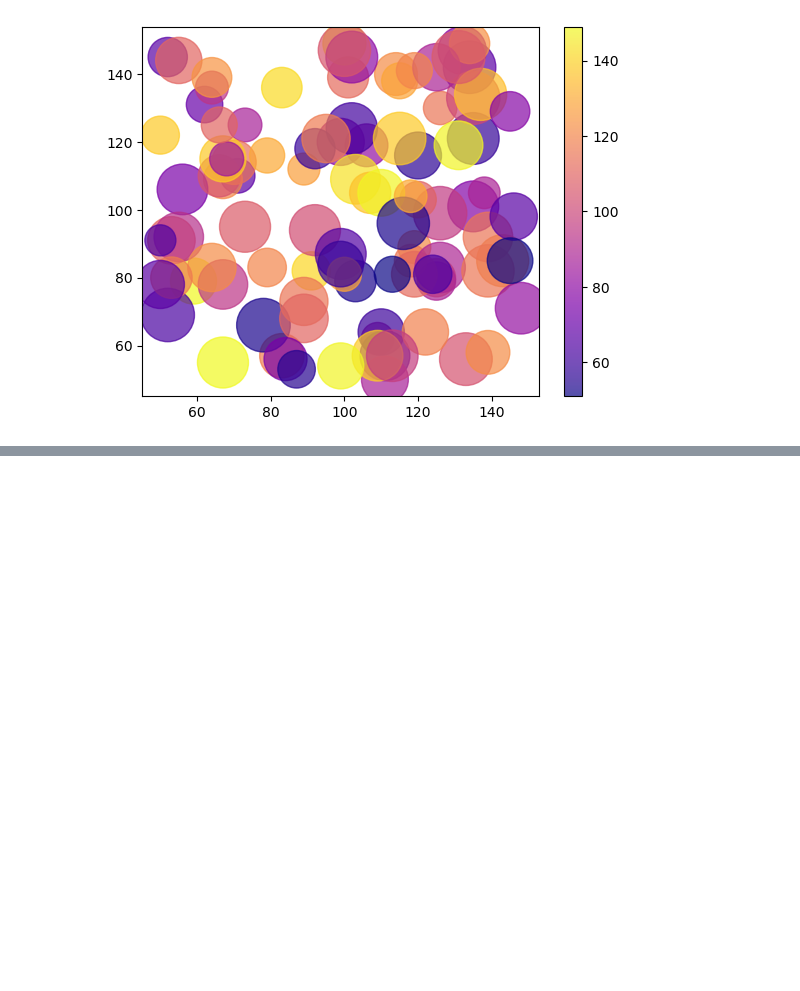
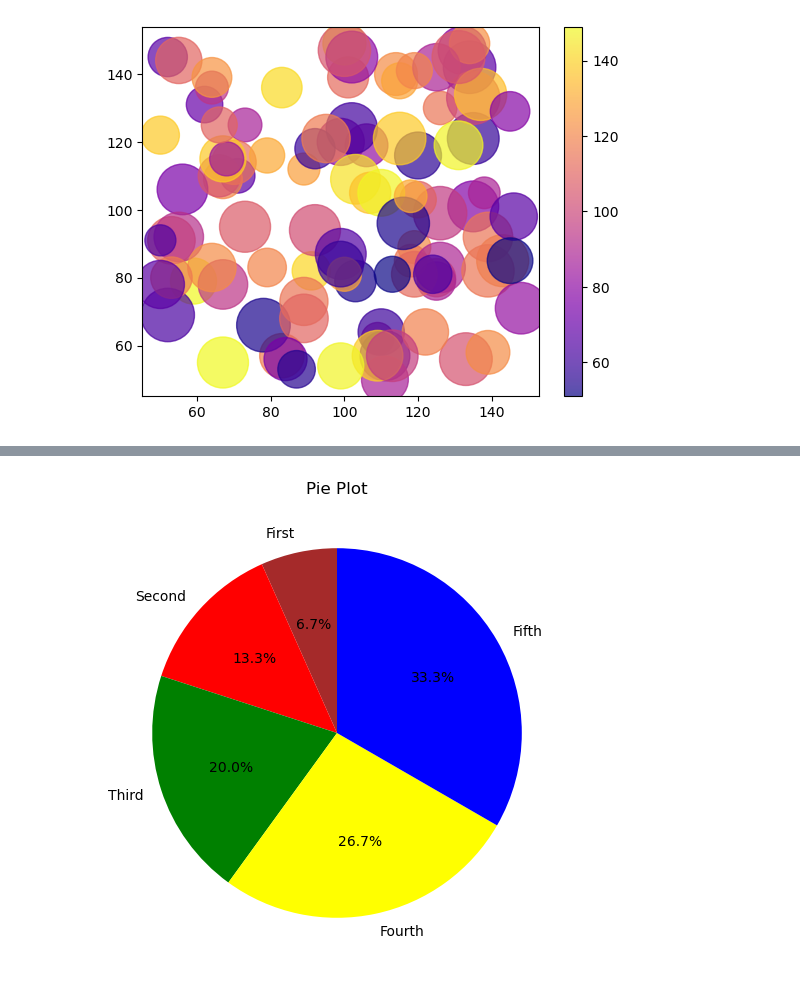
Before and after one commit to abhinavteja2005/Python-lab, a Jupyter notebook: Python lab 3/multiple_plots.ipynb, the cells around one changed output, grey strips where cells are left out. Saved outputs shown, nothing was run; the diff lists cells and outputs as text; code cells hidden in the pictures; blank space fills up the shorter version.

```diff
--- a/Python lab 3/multiple_plots.ipynb
+++ b/Python lab 3/multiple_plots.ipynb
@@ -163,0 +208,14 @@ plt.show()
+# %%
+x=[1,2,3,4,5]
+fig=plt.figure(figsize=(8,6))
+ax=fig.add_subplot()
+ax.set(title='Pie Plot')
+# create pie plot
+plt.pie(x
+, colors=['brown', 'red', 'green', 'yellow', 'blue'] # colors for each slice
+, labels=['First', 'Second', 'Third', 'Fourth', 'Fifth'] # labels for each slice
+, startangle=90 # Start angle for the first slice
+, autopct='%1.1f%%') # Show percentage on each slice
+plt.show()
+# %% [output]
+[figure, added]
```
Also changed, not shown: parts of 10 cells of this notebook.
